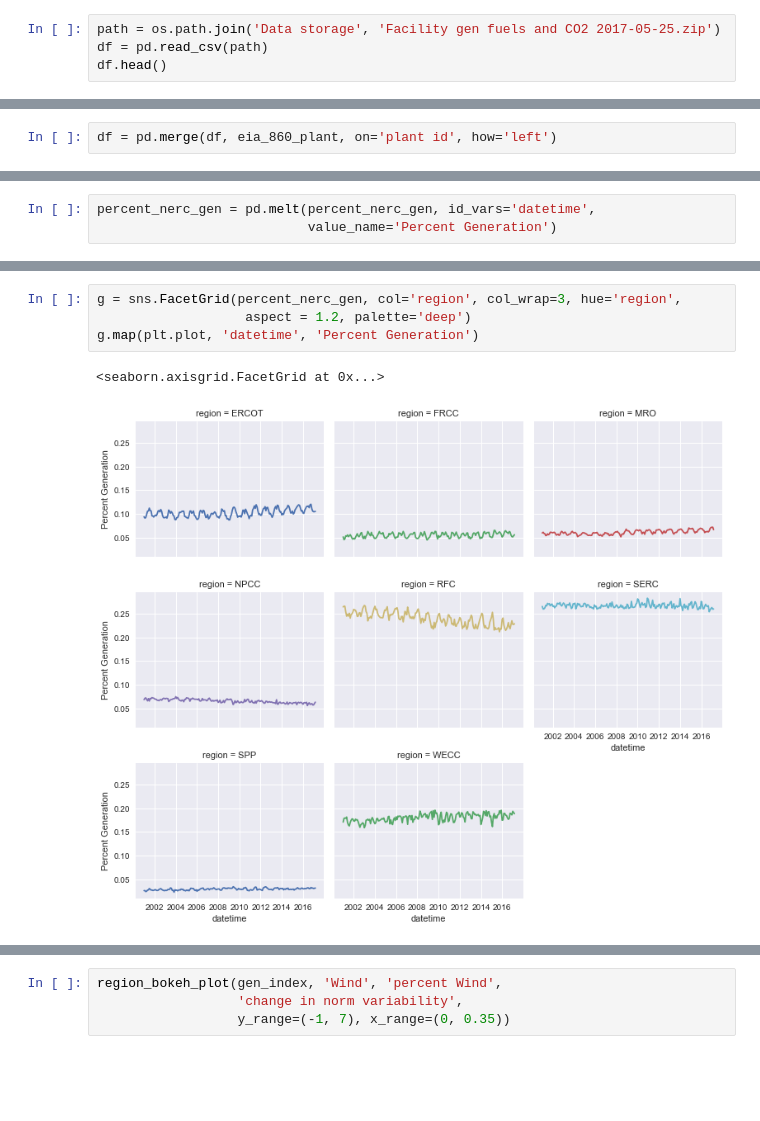
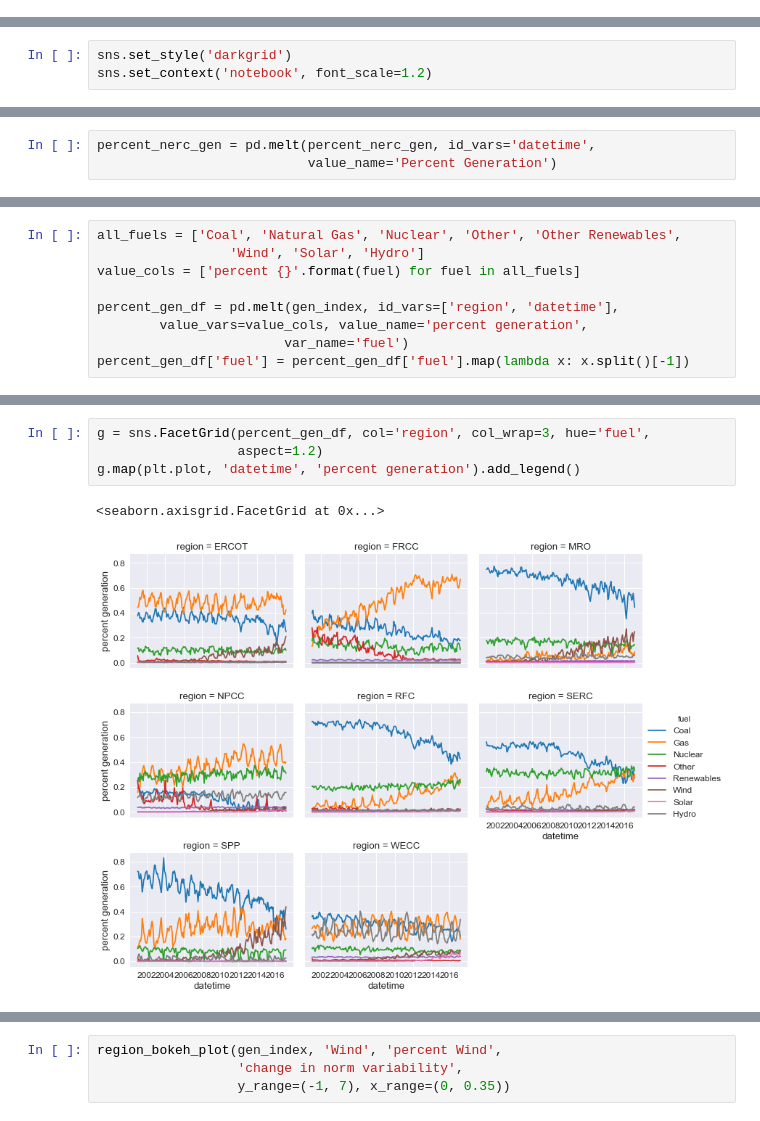
Before and after one commit to gschivley/carbon-index, a Jupyter notebook: NERC by state index and gen.ipynb, the cells around one changed output, grey strips where cells are left out. Saved outputs shown, nothing was run; the diff lists cells and outputs as text; blank space fills up the shorter version.

Commit message:
Remove 860 import & update figure headings
This also uses the updated seaborn library

```diff
--- a/NERC by state index and gen.ipynb
+++ b/NERC by state index and gen.ipynb
@@ -65,4 +28,0 @@ eia_860_plant.to_csv(path, index=False)
-# %%
-path = os.path.join('Data storage', 'Facility gen fuels and CO2 2017-05-25.zip')
-df = pd.read_csv(path)
-df.head()
@@ -76,2 +28,0 @@ df.head()
-# %%
-df = pd.merge(df, eia_860_plant, on='plant id', how='left')
@@ -272,5 +201,8 @@ I'm not sure what the cyclical trends in Index variability represent. These valu
 **Update:** Upticks in the variability or normalized variability could be due to one or more months where the Index value jumped up or down well outside the normal range. This would increase the rolling standard deviation for 12 months.
 
 The normalized variability here is a 12 month rolling standard deviation of CO2 intensity divided by the 12 month rolling average. I'm suspicious of the results in MRO.
+# %%
+sns.set_style('darkgrid')
+sns.set_context('notebook', font_scale=1.2)
 # %%
 g = sns.FacetGrid(gen_index, col='region', col_wrap=3, hue='region',
@@ -314,0 +255,9 @@ percent_nerc_gen = pd.melt(percent_nerc_gen, id_vars='datetime',
+# %%
+all_fuels = ['Coal', 'Natural Gas', 'Nuclear', 'Other', 'Other Renewables',
+                 'Wind', 'Solar', 'Hydro']
+value_cols = ['percent {}'.format(fuel) for fuel in all_fuels]
+
+percent_gen_df = pd.melt(gen_index, id_vars=['region', 'datetime'],
+        value_vars=value_cols, value_name='percent generation',
+                        var_name='fuel')
+percent_gen_df['fuel'] = percent_gen_df['fuel'].map(lambda x: x.split()[-1])
@@ -315,10 +273,10 @@ percent_nerc_gen = pd.melt(percent_nerc_gen, id_vars='datetime',
 # %%
-g = sns.FacetGrid(percent_nerc_gen, col='region', col_wrap=3, hue='region',
-                   aspect = 1.2, palette='deep')
-g.map(plt.plot, 'datetime', 'Percent Generation')
+g = sns.FacetGrid(percent_gen_df, col='region', col_wrap=3, hue='fuel',
+                  aspect=1.2)
+g.map(plt.plot, 'datetime', 'percent generation').add_legend()
 # %% [output]
 <seaborn.axisgrid.FacetGrid at 0x...>
-[figure, old version]
+[figure, new version]
 # %%
 def region_bokeh_plot(df, fuel, x_axis, y_axis, x_range=None, y_range=None,
                      x_lower_lim=0, x_upper_lim=None):
```
Also changed, not shown: parts of 40 cells of this notebook.
